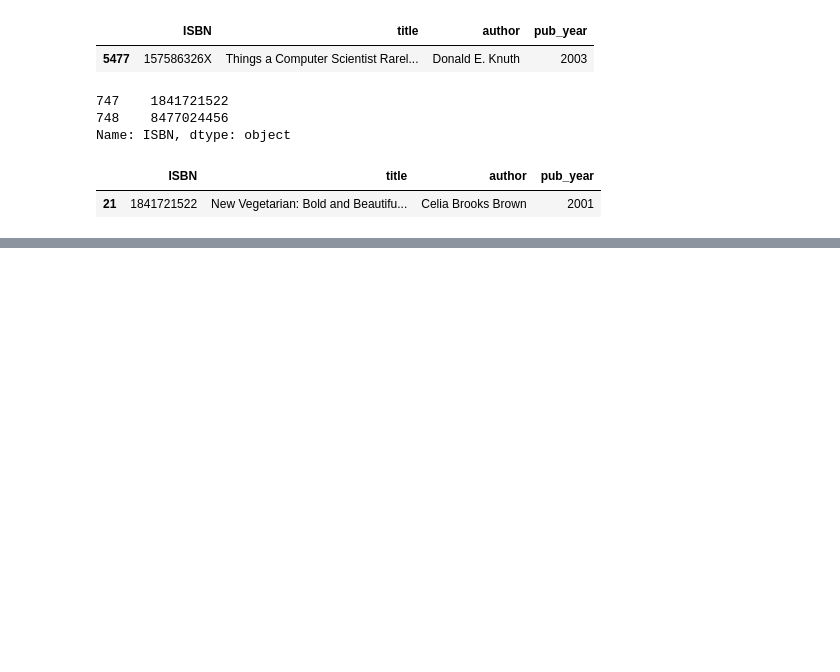
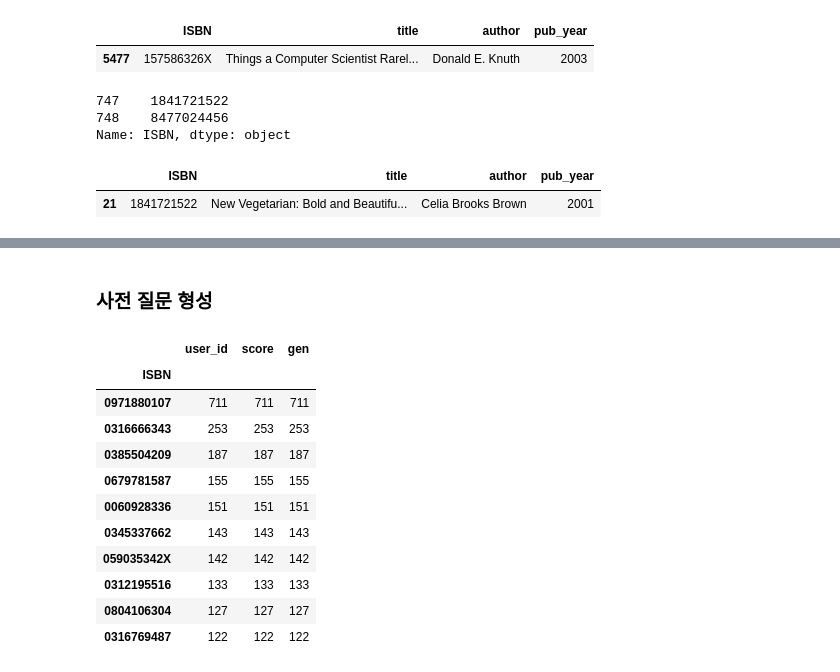
Before and after one commit to SeongwonTak/RecommenderSystem, a Jupyter notebook: book_practice/Book_Recommendation_with_SVD_latent_factor.ipynb, the cells around one changed output, grey strips where cells are left out. Saved outputs shown, nothing was run; the diff lists cells and outputs as text; code cells hidden in the pictures; blank space fills up the shorter version.

```diff
--- a/book_practice/Book_Recommendation_with_SVD_latent_factor.ipynb
+++ b/book_practice/Book_Recommendation_with_SVD_latent_factor.ipynb
@@ -331,0 +379,21 @@ books.loc[books.ISBN=='8477024456',:]
+# %% [markdown]
+### 사전 질문 형성
+# %%
+sorted_20s = ratings_20s.groupby(ratings_20s.ISBN).count().sort_values('user_id', ascending = False)
+sorted_20s_top10 = sorted_20s.iloc[0:10,:]
+# %%
+# 가장 많이 읽은 10권의 책에 대해 점수를 받고자 한다.
+sorted_20s_top10
+# %% [output]
+|  | user_id | score | gen |
+| ISBN |  |  |  |
+| 0971880107 | 711 | 711 | 711 |
+| 0316666343 | 253 | 253 | 253 |
+| 0385504209 | 187 | 187 | 187 |
+| 0679781587 | 155 | 155 | 155 |
+| 0060928336 | 151 | 151 | 151 |
+| 0345337662 | 143 | 143 | 143 |
+| 059035342X | 142 | 142 | 142 |
+| 0312195516 | 133 | 133 | 133 |
+| 0804106304 | 127 | 127 | 127 |
+| 0316769487 | 122 | 122 | 122 |
```
Also changed, not shown: parts of 17 cells of this notebook.
